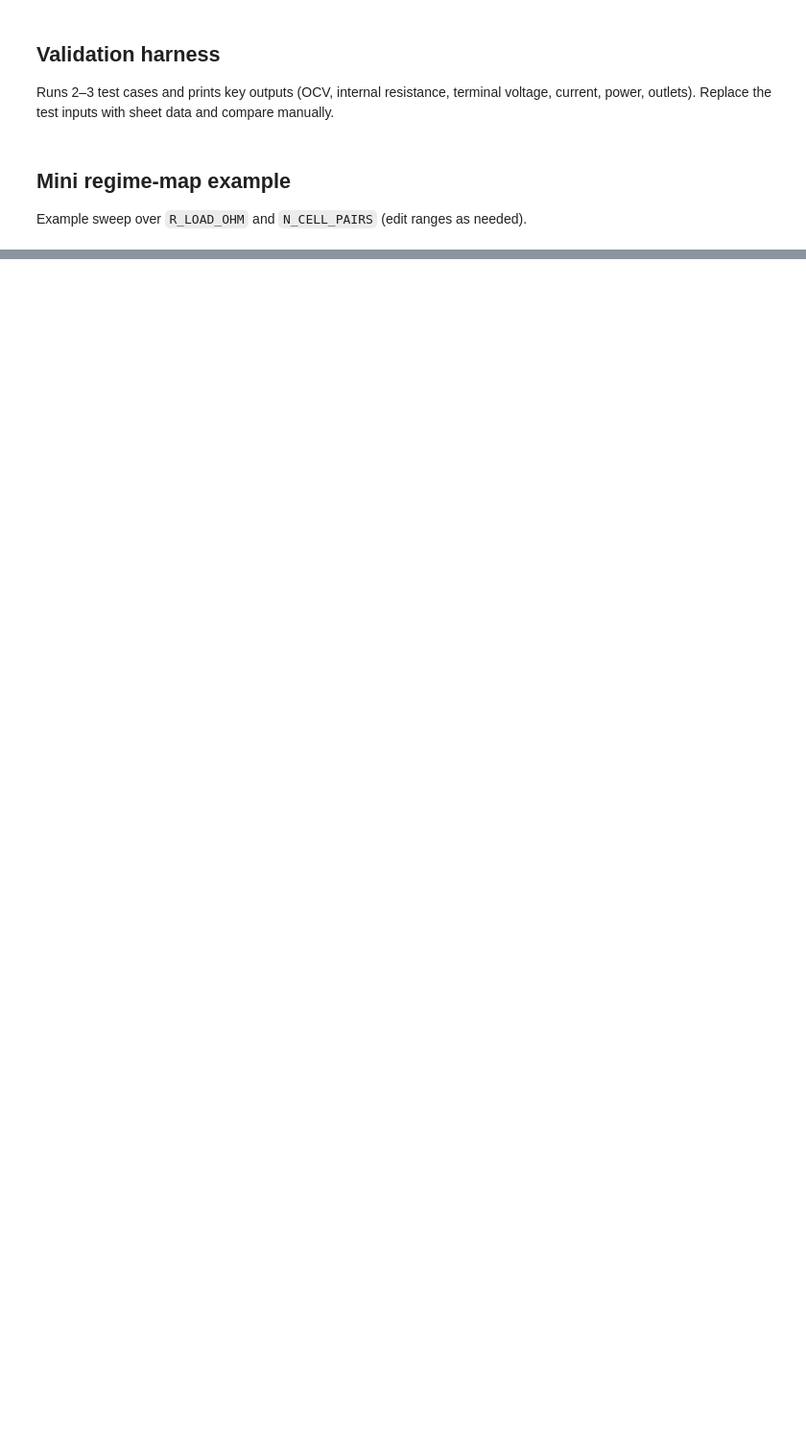
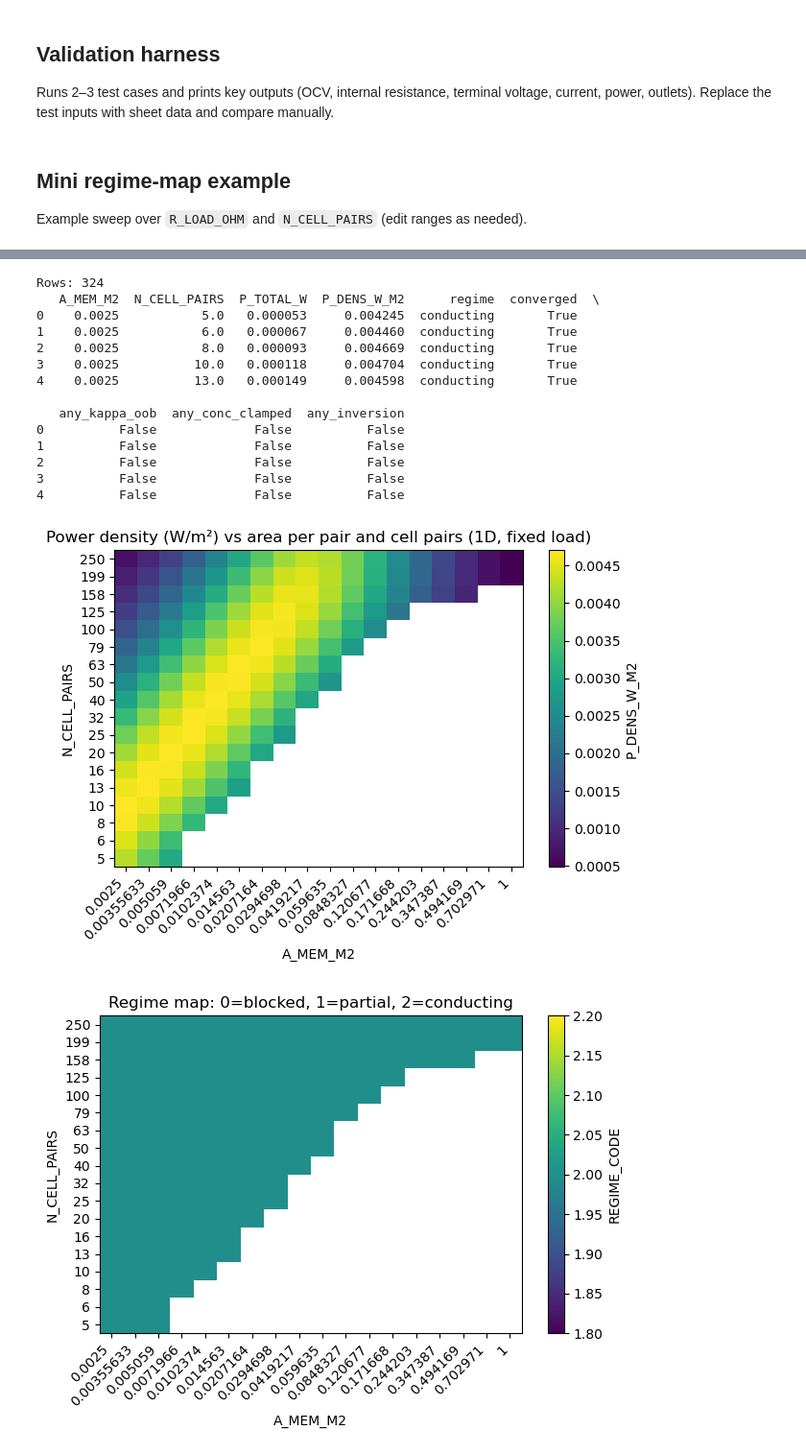
Before and after one commit to blueleaflabs/osmoflux, a Jupyter notebook: OsmoFlux.ipynb, the cells around one changed output, grey strips where cells are left out. Shown at 96% size. Cells and saved outputs as stored; diff of their text form; code cells hidden in the pictures; blank space fills up the shorter version.

```diff
--- a/OsmoFlux.ipynb
+++ b/OsmoFlux.ipynb
@@ -1803,34 +2156,51 @@ A_vals = logspace_float(0.0025, 1.0, 18)
 spec_NA = SweepSpec(
     var1="A_MEM_M2",
     var1_values=A_vals,
     var2="N_CELL_PAIRS",
     var2_values=N_vals.astype(float),
 )
 
 # Fixed-load sweep to reveal blocked/partial/conducting regimes
-baseline_fixed_load = clone_params(base, MODE="fixed_load", R_LOAD_OHM=5.0, N_SEG=30)
+baseline_fixed_load = clone_params(base_ref, MODE="fixed_load", R_LOAD_OHM=5.0, N_SEG=30)
 
 df_NA = run_regime_map(
     fixed_params=baseline_fixed_load,
     sweep_spec=spec_NA,
     outputs_to_collect=("P_TOTAL_W", "V_TERM_V", "I_TOTAL_A"),
     which="1d",
     mode="fixed_load",
 )
 
 print("Rows:", len(df_NA))
 print(df_NA[["A_MEM_M2","N_CELL_PAIRS","P_TOTAL_W","P_DENS_W_M2","regime","converged","any_kappa_oob","any_conc_clamped","any_inversion"]].head())
 
 # Filter to reliable points (adjust filters depending on what you want to visualize)
 df_ok = df_NA.copy()
 df_ok = df_ok[df_ok["converged"] == True]
 df_ok = df_ok[df_ok["any_kappa_oob"] == False]
 
 heatmap_from_df(df_ok, x="A_MEM_M2", y="N_CELL_PAIRS", z="P_DENS_W_M2",
                 title="Power density (W/m²) vs area per pair and cell pairs (1D, fixed load)")
 
 heatmap_from_df(df_ok, x="A_MEM_M2", y="N_CELL_PAIRS", z="REGIME_CODE",
                 title="Regime map: 0=blocked, 1=partial, 2=conducting")
+# %% [output]
+Rows: 324
+   A_MEM_M2  N_CELL_PAIRS  P_TOTAL_W  P_DENS_W_M2      regime  converged  \
+0    0.0025           5.0   0.000053     0.004245  conducting       True
+1    0.0025           6.0   0.000067     0.004460  conducting       True
+2    0.0025           8.0   0.000093     0.004669  conducting       True
+3    0.0025          10.0   0.000118     0.004704  conducting       True
+4    0.0025          13.0   0.000149     0.004598  conducting       True
+
+   any_kappa_oob  any_conc_clamped  any_inversion
+0          False             False          False
+1          False             False          False
+2          False             False          False
+3          False             False          False
+4          False             False          False
+[figure, added]
+[figure, added]
 # %%
 GLOBAL_MODE = "fixed_load"
 
```
Also changed, not shown: parts of 29 cells of this notebook.
